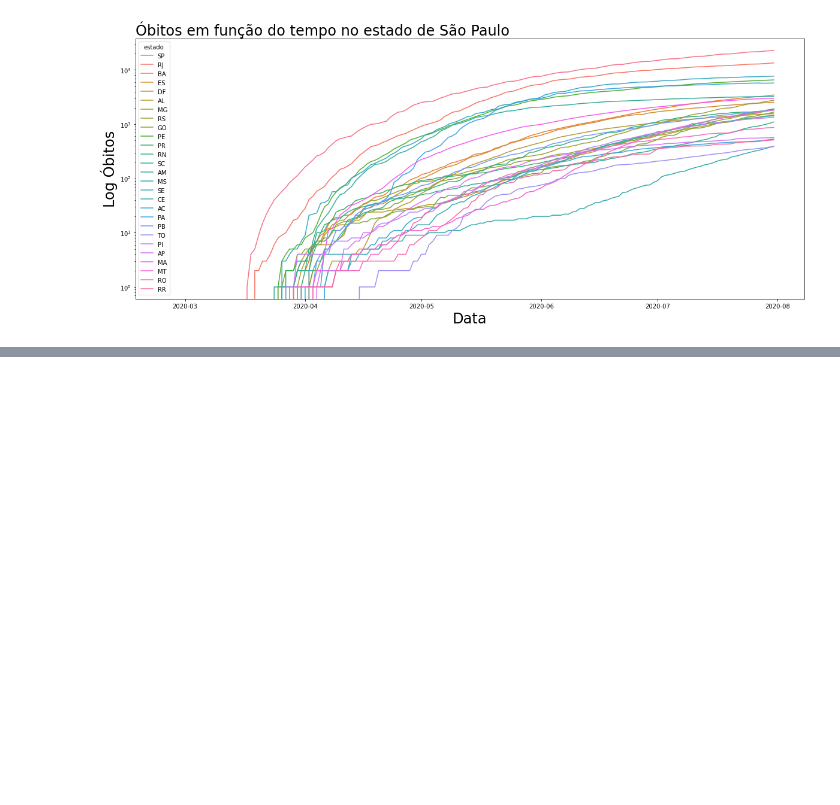
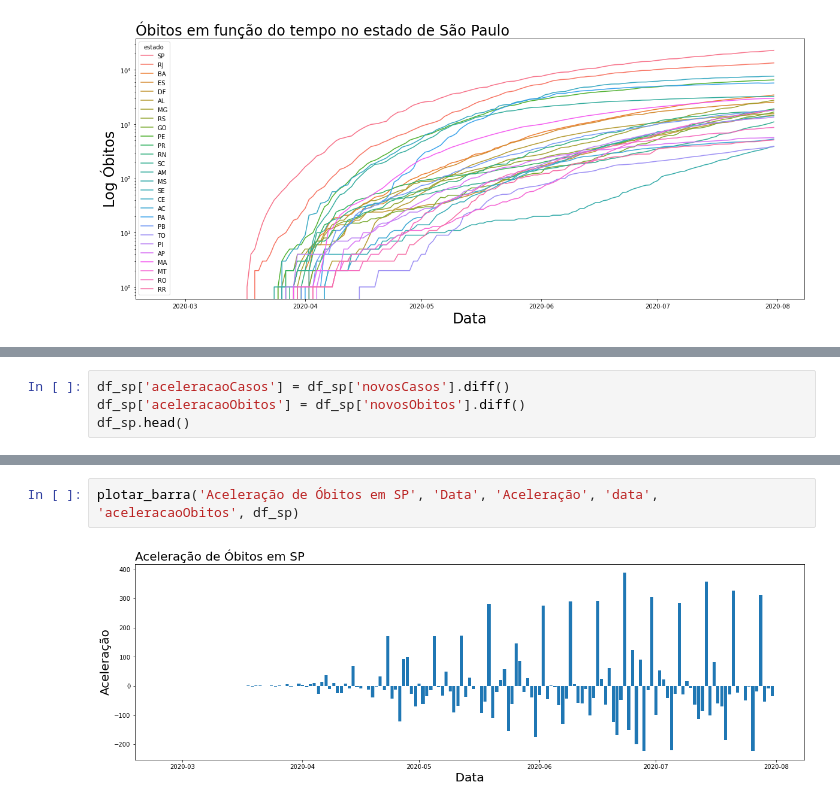
Before and after one commit to guilhermebap/Data-science-personal-study, a Jupyter notebook: Alura/Estudo de casos/covid - Alura.ipynb, the cells around one changed output, grey strips where cells are left out. Drawn from its saved outputs; the diff is of its cells as text; blank space fills up the shorter version.

```diff
--- a/Alura/Estudo de casos/covid - Alura.ipynb
+++ b/Alura/Estudo de casos/covid - Alura.ipynb
@@ -64,0 +103,4 @@ plt.show()
+# %%
+df_sp['aceleracaoCasos'] = df_sp['novosCasos'].diff()
+df_sp['aceleracaoObitos'] = df_sp['novosObitos'].diff()
+df_sp.head()
@@ -64,0 +114,4 @@ plt.show()
+# %%
+plotar_barra('Aceleração de Óbitos em SP', 'Data', 'Aceleração', 'data', 'aceleracaoObitos', df_sp)
+# %% [output]
+[figure, added]
```
Also changed, not shown: parts of 9 cells of this notebook, 1 other file.
